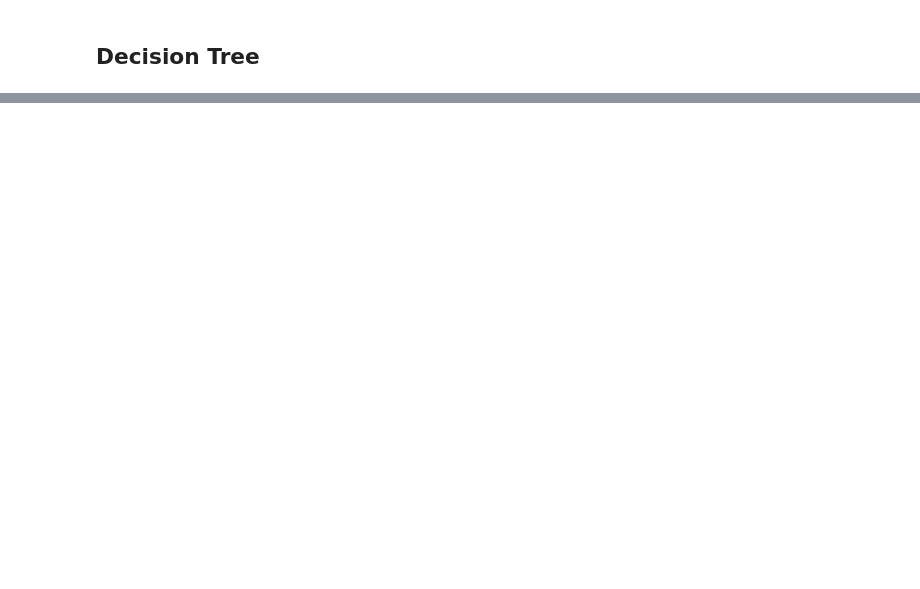
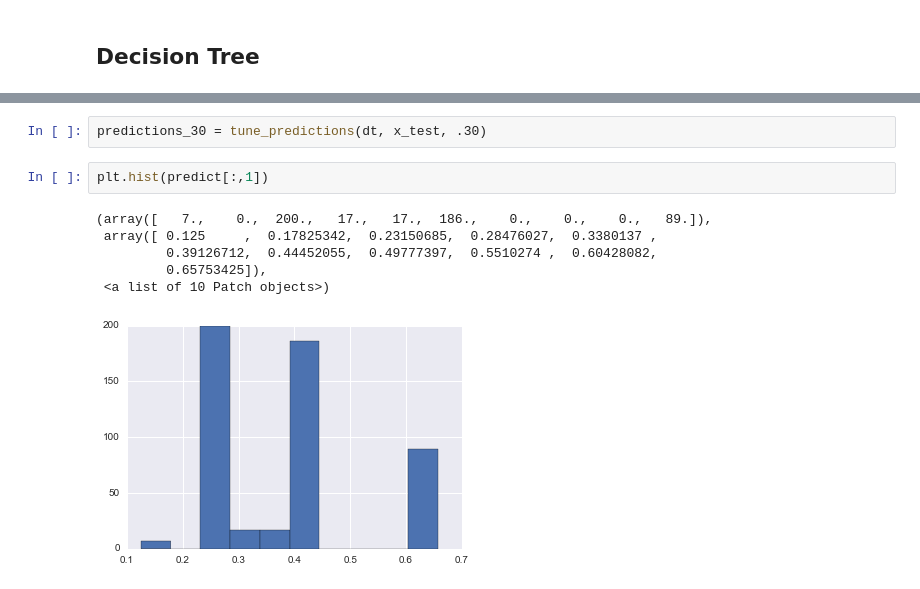
Before and after one commit to cgeppig/Will_My_Show_Get_Cancelled, a Jupyter notebook: Capstone_modeling_2.ipynb, the cells around one changed output, grey strips where cells are left out. Saved outputs shown, nothing was run; the diff lists cells and outputs as text; blank space fills up the shorter version.

```diff
--- a/Capstone_modeling_2.ipynb
+++ b/Capstone_modeling_2.ipynb
@@ -298,0 +329,11 @@ ROC AUC: 0.63
+# %%
+predictions_30 = tune_predictions(dt, x_test, .30)
+# %%
+plt.hist(predict[:,1])
+# %% [output]
+(array([   7.,    0.,  200.,   17.,   17.,  186.,    0.,    0.,    0.,   89.]),
+ array([ 0.125     ,  0.17825342,  0.23150685,  0.28476027,  0.3380137 ,
+         0.39126712,  0.44452055,  0.49777397,  0.5510274 ,  0.60428082,
+         0.65753425]),
+ <a list of 10 Patch objects>)
+[figure, added]
```
Also changed, not shown: parts of 28 cells of this notebook.
